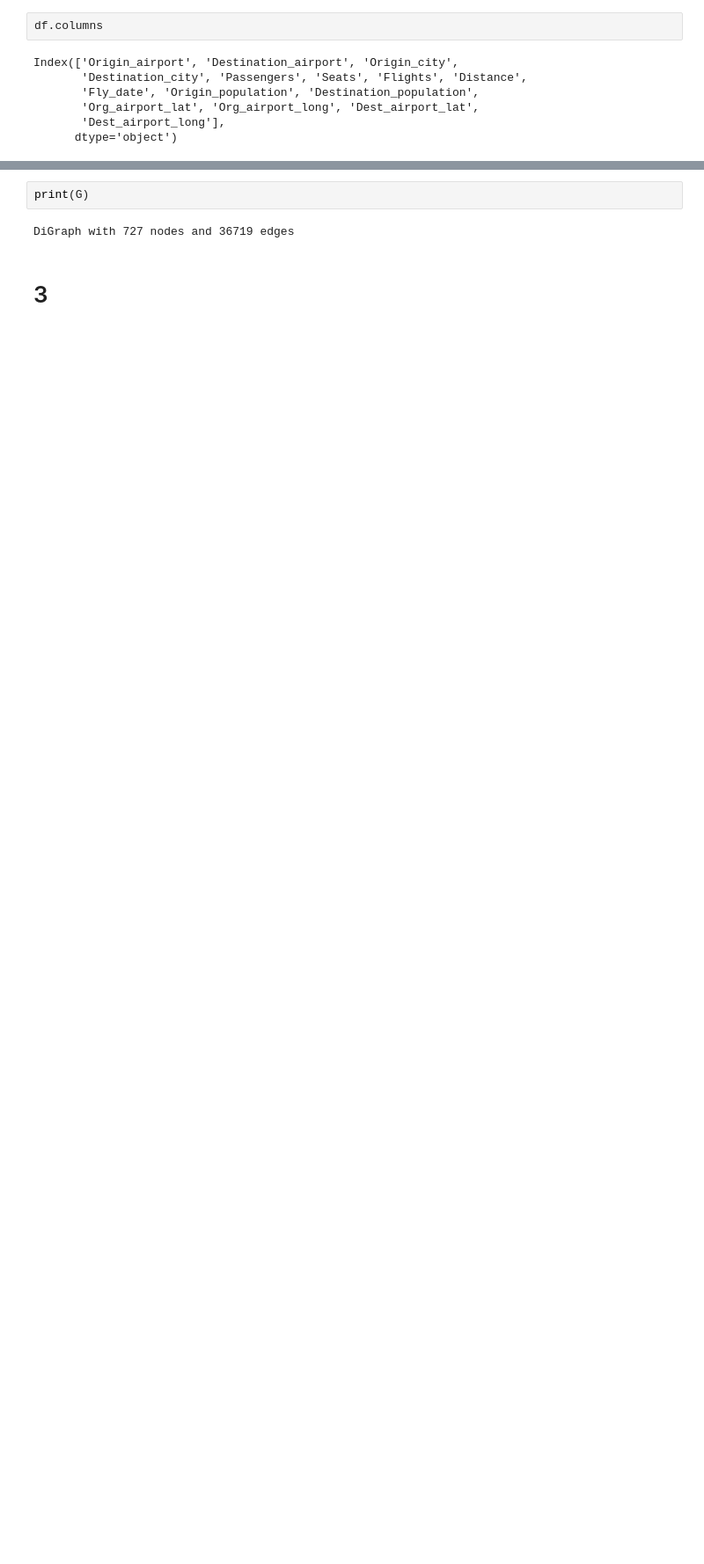
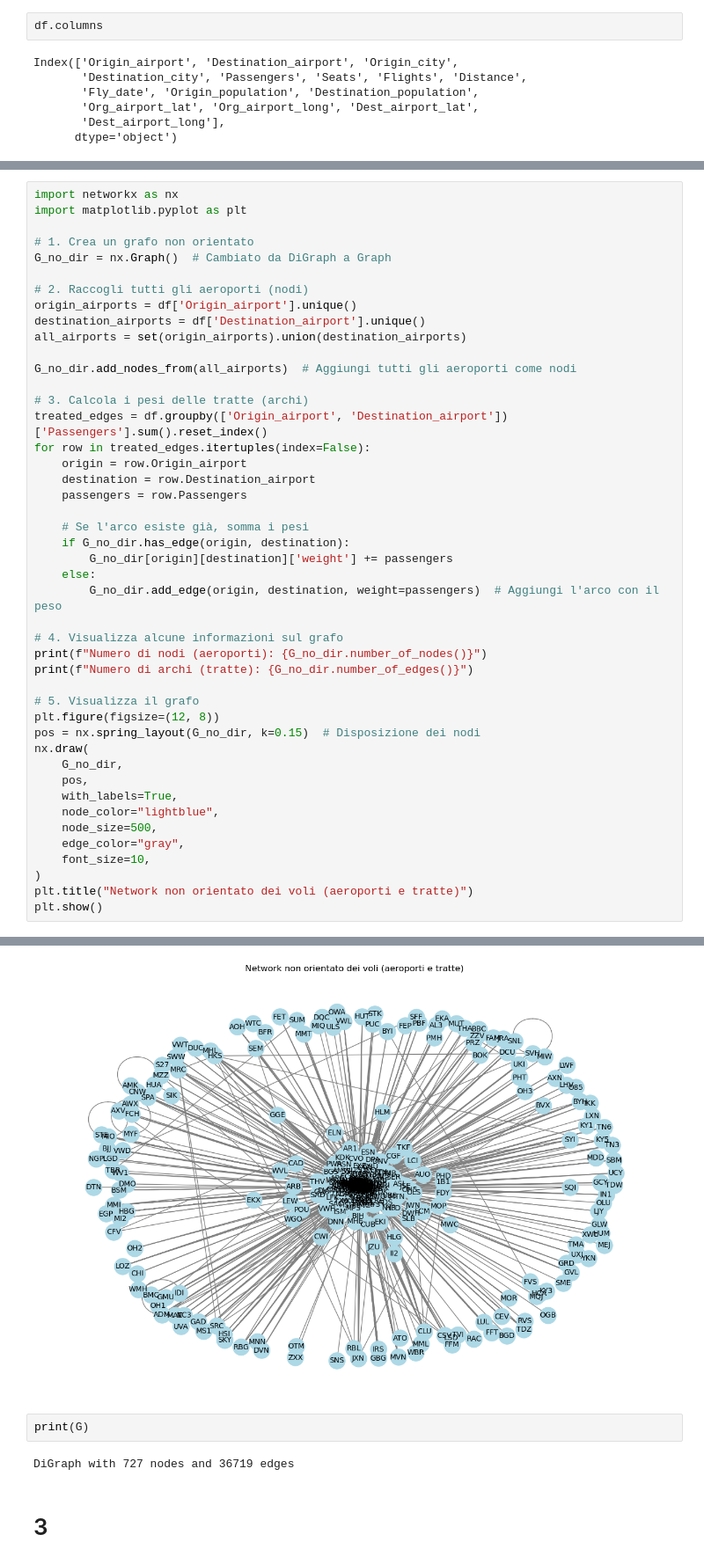
Before and after one commit to lebj995/ADM_HW5, a Jupyter notebook: main.ipynb, the cells around one changed output, grey strips where cells are left out. Shown at 88% size. Cells and saved outputs as stored; diff of their text form; blank space fills up the shorter version.

```diff
--- a/main.ipynb
+++ b/main.ipynb
@@ -114,0 +115,46 @@ Numero di archi (tratte): 36719
+# %%
+import networkx as nx
+import matplotlib.pyplot as plt
+
+# 1. Crea un grafo non orientato
+G_no_dir = nx.Graph()  # Cambiato da DiGraph a Graph
+
+# 2. Raccogli tutti gli aeroporti (nodi)
+origin_airports = df['Origin_airport'].unique()
+destination_airports = df['Destination_airport'].unique()
+all_airports = set(origin_airports).union(destination_airports)
+
+G_no_dir.add_nodes_from(all_airports)  # Aggiungi tutti gli aeroporti come nodi
+
+# 3. Calcola i pesi delle tratte (archi)
+treated_edges = df.groupby(['Origin_airport', 'Destination_airport'])['Passengers'].sum().reset_index()
+for row in treated_edges.itertuples(index=False):
+    origin = row.Origin_airport
+    destination = row.Destination_airport
+    passengers = row.Passengers
+
+    # Se l'arco esiste già, somma i pesi
+    if G_no_dir.has_edge(origin, destination):
+        G_no_dir[origin][destination]['weight'] += passengers
+    else:
+        G_no_dir.add_edge(origin, destination, weight=passengers)  # Aggiungi l'arco con il peso
+
+# 4. Visualizza alcune informazioni sul grafo
+print(f"Numero di nodi (aeroporti): {G_no_dir.number_of_nodes()}")
+print(f"Numero di archi (tratte): {G_no_dir.number_of_edges()}")
+
+# 5. Visualizza il grafo
+plt.figure(figsize=(12, 8))
+pos = nx.spring_layout(G_no_dir, k=0.15)  # Disposizione dei nodi
+nx.draw(
+    G_no_dir,
+    pos,
+    with_labels=True,
+    node_color="lightblue",
+    node_size=500,
+    edge_color="gray",
+    font_size=10,
+)
+plt.title("Network non orientato dei voli (aeroporti e tratte)")
+plt.show()
+# %% [output]
@@ -115,3 +163,4 @@ Numero di archi (tratte): 36719
+[figure, added]
 # %%
 print(G)
 # %% [output]
```
Also changed, not shown: parts of 13 cells of this notebook.
